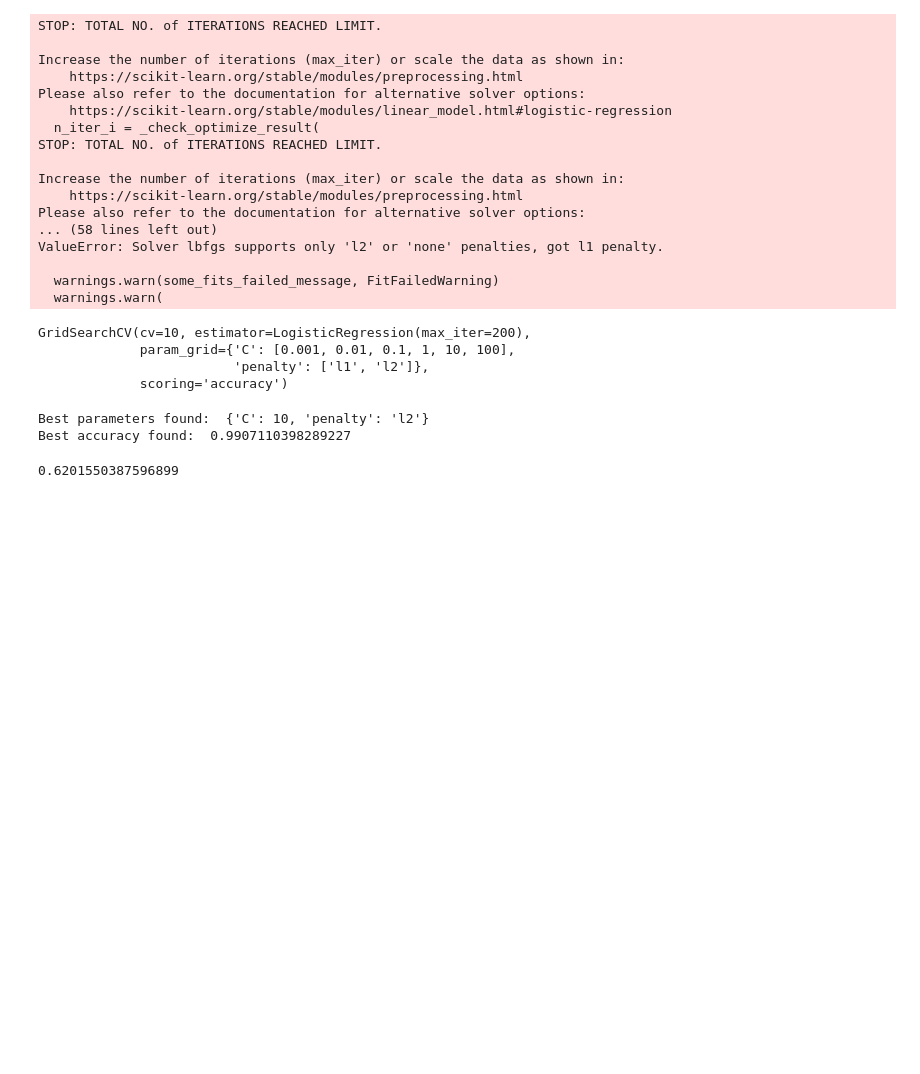
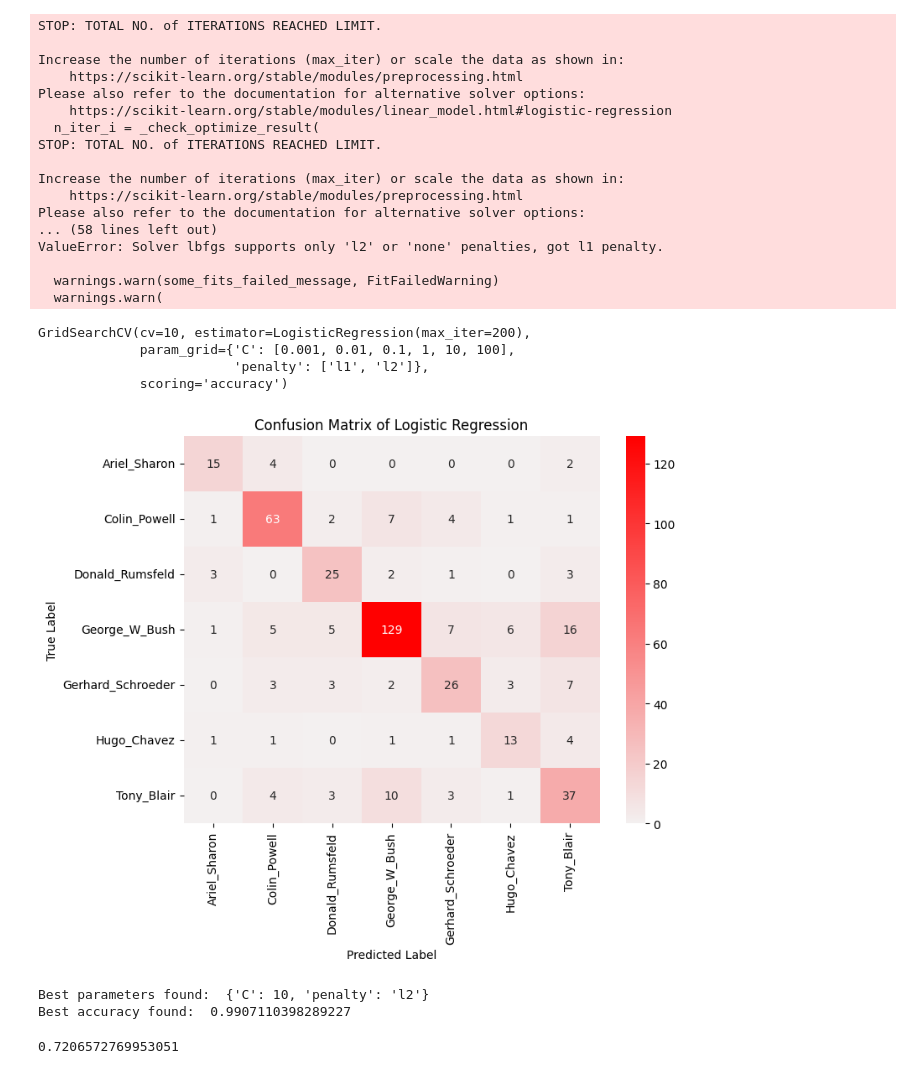
Before and after one commit to manishgaurav834/Face_recognition, a Jupyter notebook: CNN/Face_recognition_ML_CNN_LDA.ipynb, the cells around one changed output. Drawn from its saved outputs; the diff is of its cells as text; code cells hidden in the pictures; blank space fills up the shorter version.

```diff
--- a/CNN/Face_recognition_ML_CNN_LDA.ipynb
+++ b/CNN/Face_recognition_ML_CNN_LDA.ipynb
@@ -212,6 +280,30 @@ GridSearchCV(cv=10, estimator=LogisticRegression(max_iter=200),
              param_grid={'C': [0.001, 0.01, 0.1, 1, 10, 100],
                          'penalty': ['l1', 'l2']},
              scoring='accuracy')
+# %%
+import matplotlib.pyplot as plt
+import seaborn as sns
+from sklearn.metrics import confusion_matrix
+# Calculate confusion matrix
+y_pred = grid_logistic_regression.predict(X_test)
+conf_matrix = confusion_matrix(y_test, y_pred)
+# Get the actual feature names
+# Assuming you have a variable feature_names containing the feature names
+# Replace feature_names with your actual feature names
+feature_names = np.unique(y_test)
+
+# Define a custom color palette
+custom_palette = sns.light_palette("#FF0000", as_cmap=True)
+
+# Plot confusion matrix heatmap with custom color palette
+plt.figure(figsize=(8, 6))
+sns.heatmap(conf_matrix, annot=True, fmt="d", cmap=custom_palette, xticklabels=feature_names, yticklabels=feature_names)
+plt.xlabel('Predicted Label')
+plt.ylabel('True Label')
+plt.title('Confusion Matrix of Logistic Regression')
+plt.show()
+# %% [output]
+[figure, added]
 # %%
 # Print the best parameters and best score
 print("Best parameters found: ", grid_logistic_regression.best_params_)
@@ -220,16 +312,8 @@ print("Best accuracy found: ", grid_logistic_regression.best_score_)
 Best parameters found:  {'C': 10, 'penalty': 'l2'}
 Best accuracy found:  0.9907110398289227
 # %%
-from sklearn.model_selection import train_test_split
-X_train,X_test,Y_train,Y_test = train_test_split(X,y,test_size= 0.3,random_state=42)
-
 from sklearn.ensemble import RandomForestClassifier
 rf_classifier = RandomForestClassifier(n_estimators=140,max_depth=60,min_samples_split=2,min_samples_leaf=5)
-rf_classifier.fit(X_train,Y_train)
-y_pred_rf = rf_classifier.predict(X_test)
-
-
-from sklearn.metrics import accuracy_score
-print(accuracy_score(Y_test,y_pred_rf))
+rf_classifier.fit(X_train,y_train)
 # %% [output]
-0.6201550387596899
+0.7206572769953051
```
Also changed, not shown: parts of 19 cells of this notebook.
